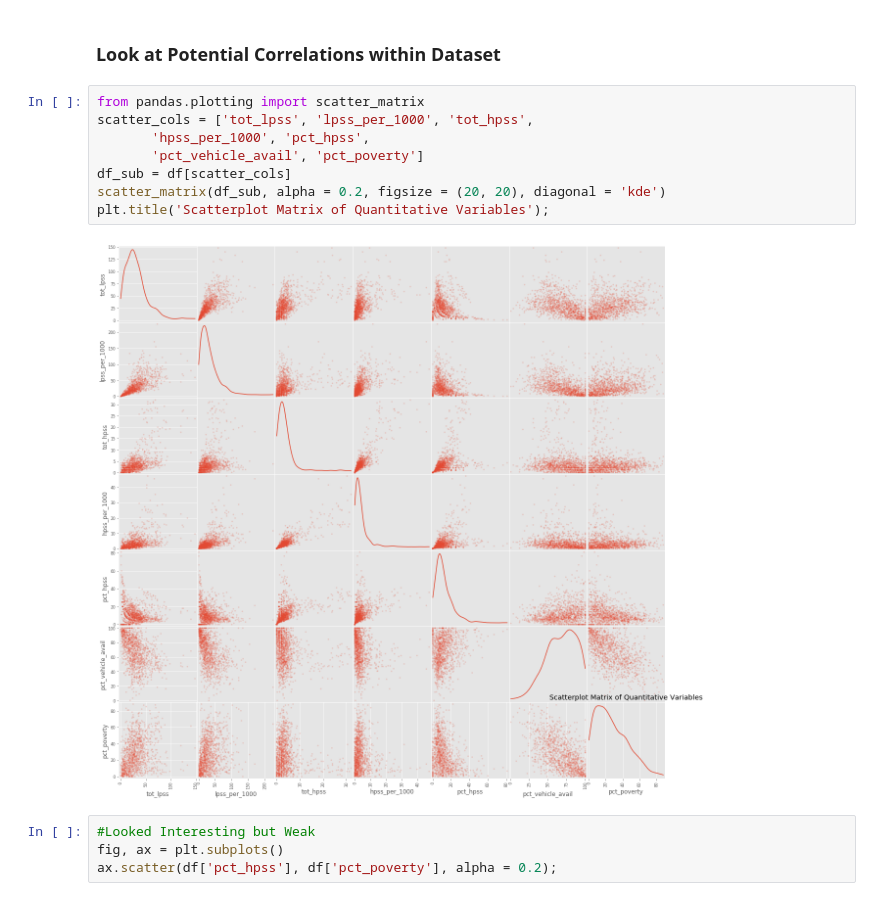
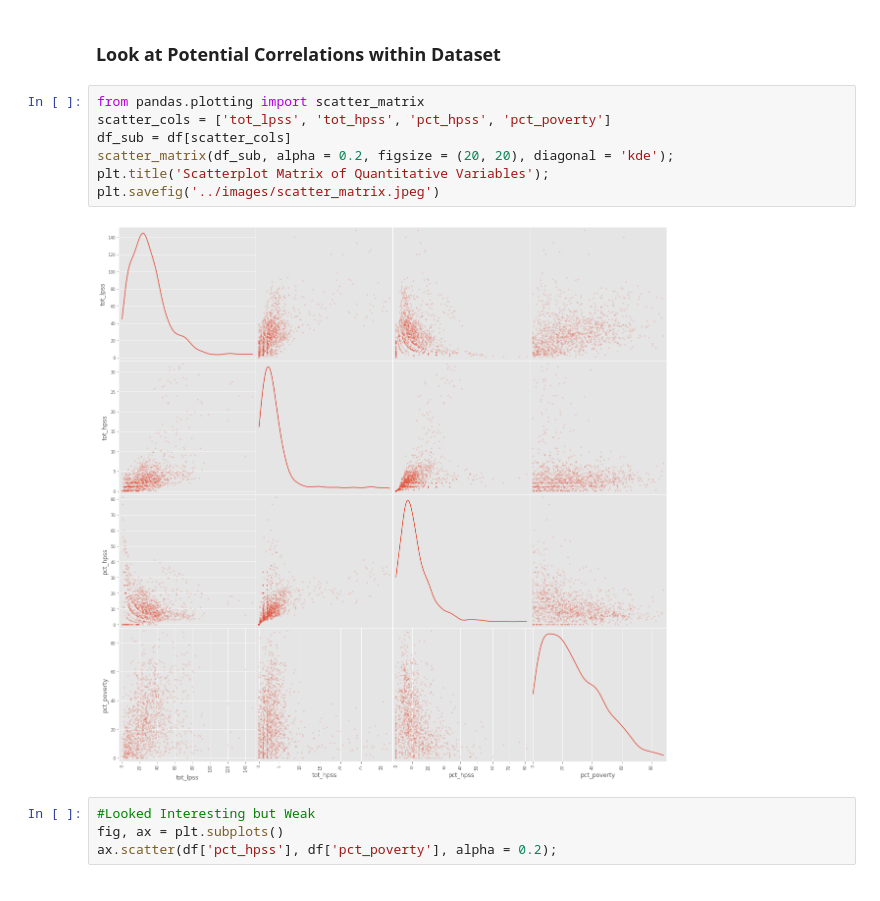
Before and after one commit to jamiewessels/Philly_Food_Access, a Jupyter notebook: notebooks/Exploratory_Data_Analysis.ipynb, the cells around one changed output. Drawn from its saved outputs; the diff is of its cells as text.

```diff
--- a/notebooks/Exploratory_Data_Analysis.ipynb
+++ b/notebooks/Exploratory_Data_Analysis.ipynb
@@ -678,14 +669,13 @@ High Poverty Areas: HPSS Percentage
 ### Look at Potential Correlations within Dataset
 # %%
 from pandas.plotting import scatter_matrix
-scatter_cols = ['tot_lpss', 'lpss_per_1000', 'tot_hpss',
-       'hpss_per_1000', 'pct_hpss',
-       'pct_vehicle_avail', 'pct_poverty']
+scatter_cols = ['tot_lpss', 'tot_hpss', 'pct_hpss', 'pct_poverty']
 df_sub = df[scatter_cols]
-scatter_matrix(df_sub, alpha = 0.2, figsize = (20, 20), diagonal = 'kde')
+scatter_matrix(df_sub, alpha = 0.2, figsize = (20, 20), diagonal = 'kde');
 plt.title('Scatterplot Matrix of Quantitative Variables');
+plt.savefig('../images/scatter_matrix.jpeg')
 # %% [output]
-[figure, old version]
+[figure, new version]
 # %%
 #Looked Interesting but Weak
 fig, ax = plt.subplots()
```
Also changed, not shown: parts of 2 cells of this notebook, 1 other file.
